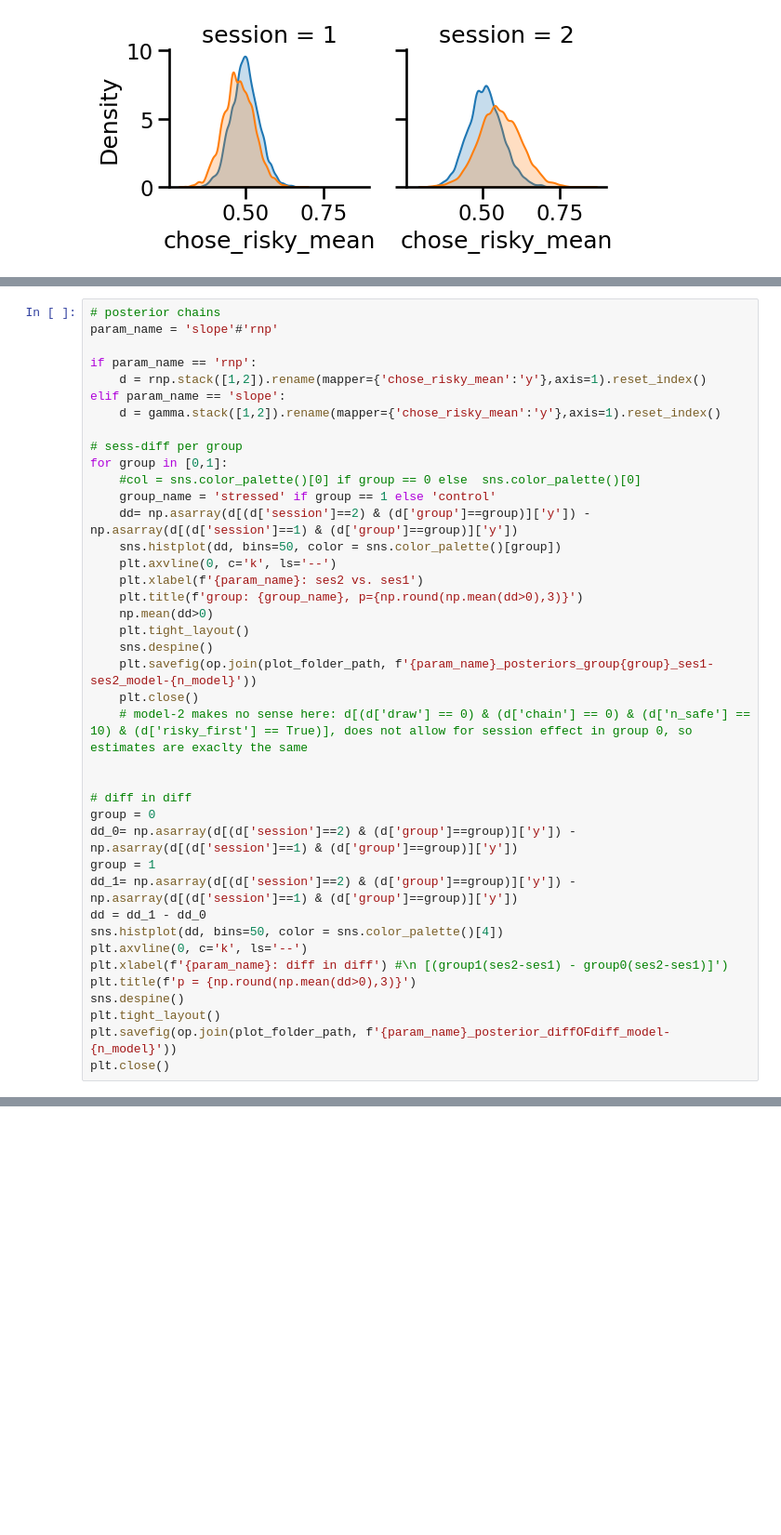
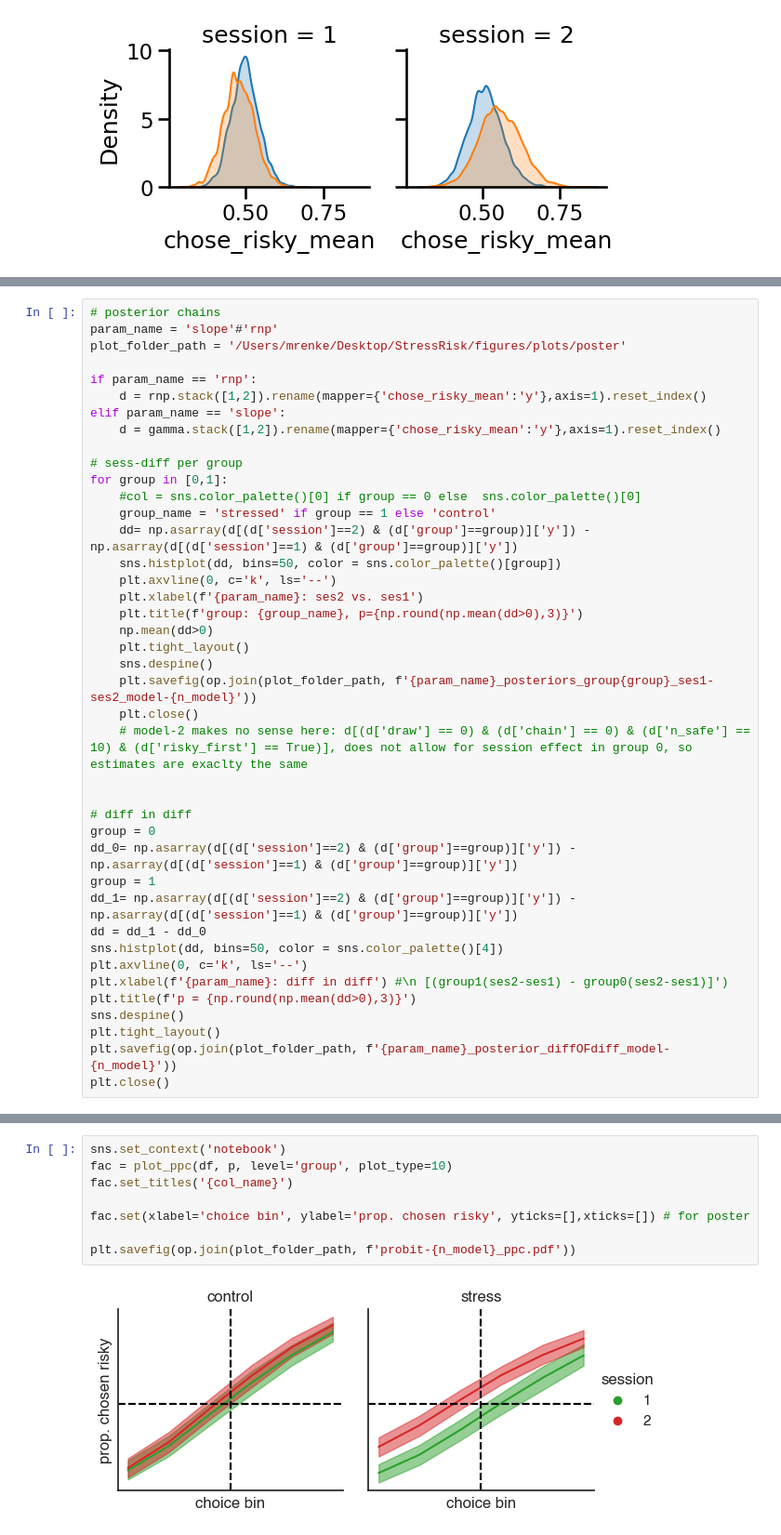
Before and after one commit to Gilles86/stress_risk, a Jupyter notebook: stress_risk/plots_for_paper/fig2_rnp.ipynb, the cells around one changed output, grey strips where cells are left out. Shown at 93% size. Drawn from its saved outputs; the diff is of its cells as text; blank space fills up the shorter version.

```diff
--- a/stress_risk/plots_for_paper/fig2_rnp.ipynb
+++ b/stress_risk/plots_for_paper/fig2_rnp.ipynb
@@ -111,6 +189,7 @@ g.map(sns.kdeplot, 'chose_risky_mean', fill=True)
 # %%
 # posterior chains
 param_name = 'slope'#'rnp'
+plot_folder_path = '/Users/mrenke/Desktop/StressRisk/figures/plots/poster'
 
 if param_name == 'rnp':
     d = rnp.stack([1,2]).rename(mapper={'chose_risky_mean':'y'},axis=1).reset_index()
@@ -162,0 +236,10 @@ plt.savefig(op.join(plot_folder_path, f'ppc_model-{n_model}'))
+# %%
+sns.set_context('notebook')
+fac = plot_ppc(df, p, level='group', plot_type=10)
+fac.set_titles('{col_name}')
+
+fac.set(xlabel='choice bin', ylabel='prop. chosen risky', yticks=[],xticks=[]) # for poster
+
+plt.savefig(op.join(plot_folder_path, f'probit-{n_model}_ppc.pdf'))
+# %% [output]
+[figure, added]
```
Also changed, not shown: parts of 6 cells of this notebook, 8 other files.
